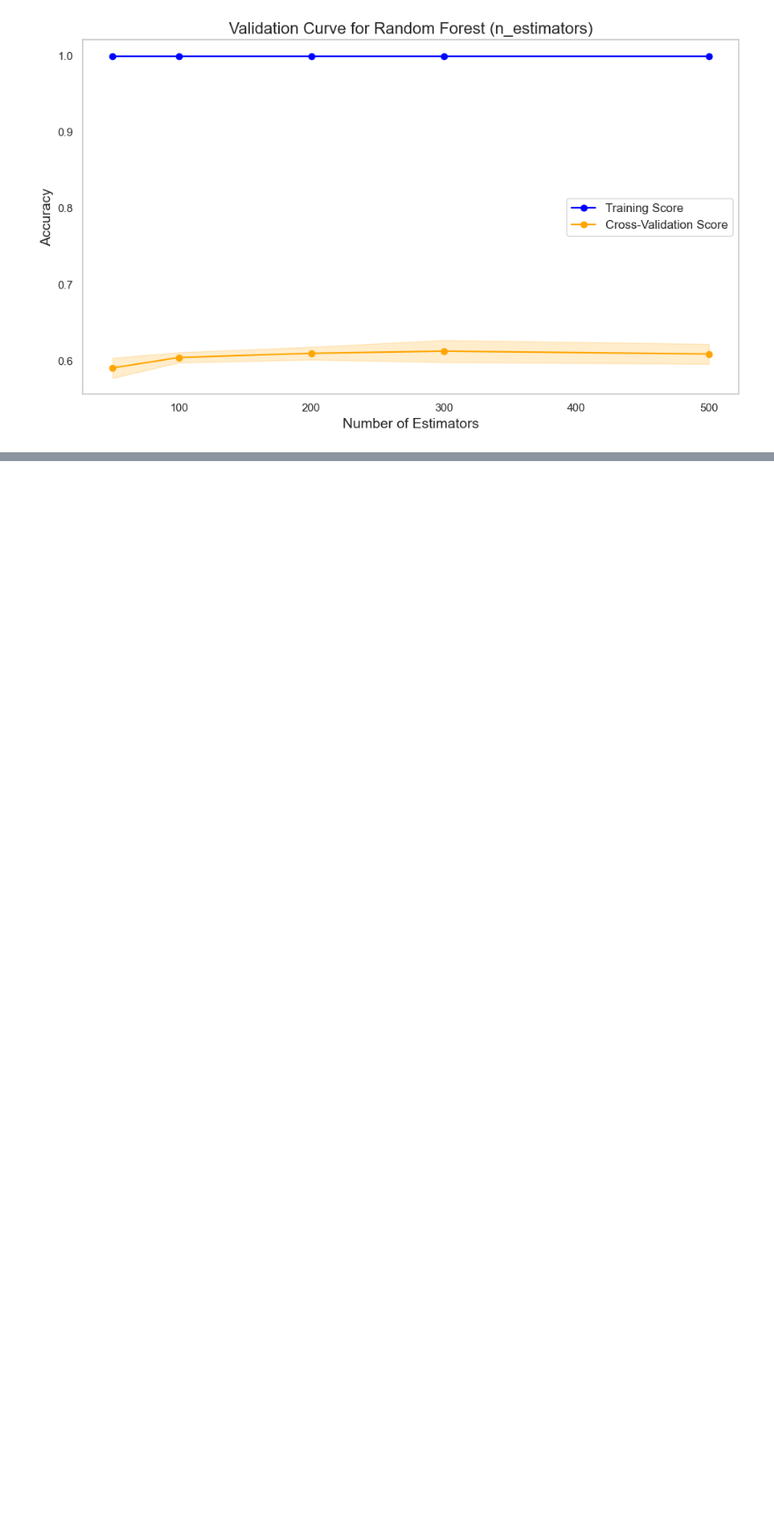
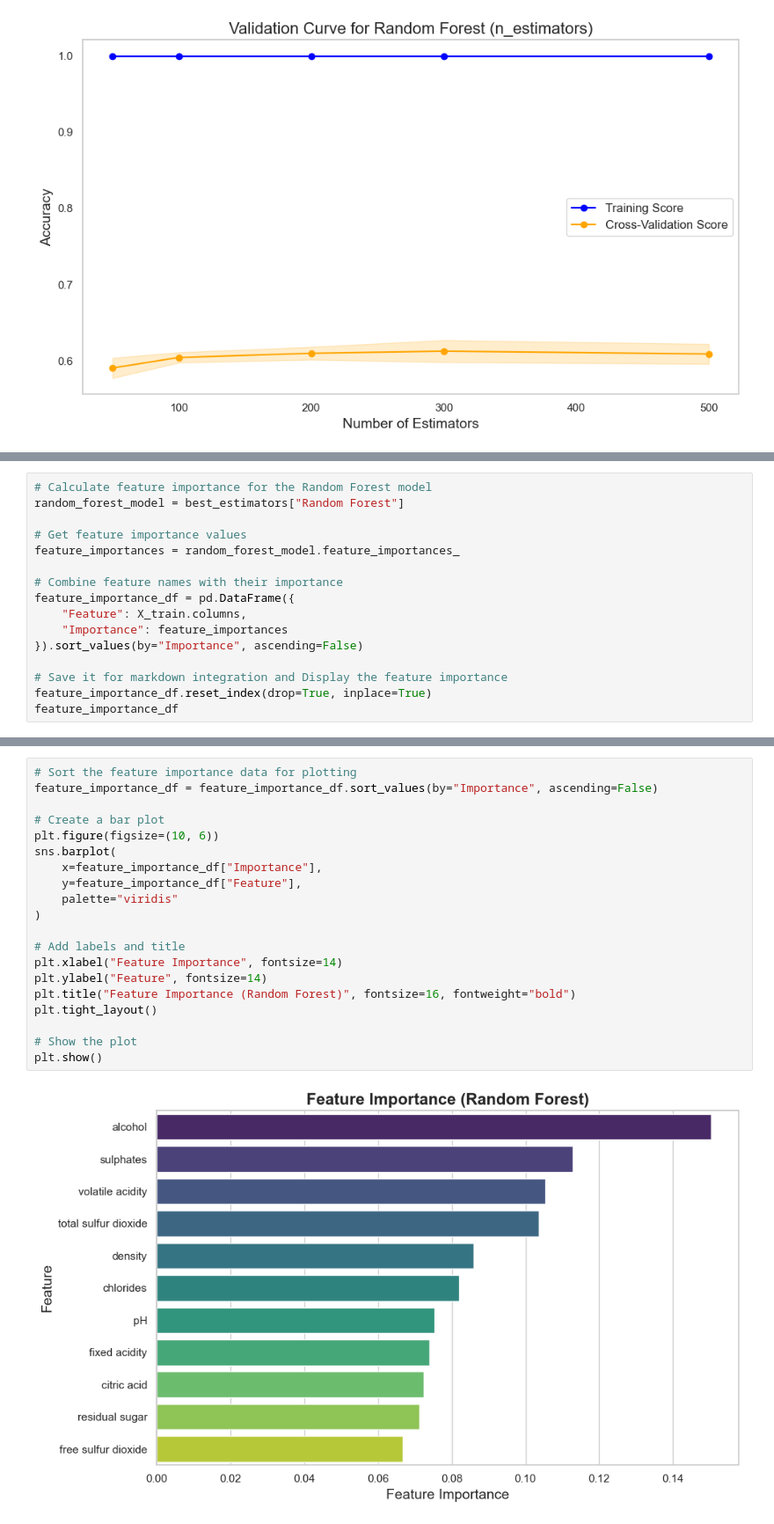
Before and after one commit to Devin-Shrode/Wine-Quality, a Jupyter notebook: PredictingtheQualityofRedWine_final.ipynb, the cells around one changed output, grey strips where cells are left out. Shown at 88% size. Cells and saved outputs as stored; diff of their text form; blank space fills up the shorter version.

```diff
--- a/PredictingtheQualityofRedWine_final.ipynb
+++ b/PredictingtheQualityofRedWine_final.ipynb
@@ -1289,0 +1302,16 @@ While the refined Random Forest model maintained a reasonable overall accuracy o
+# %%
+# Calculate feature importance for the Random Forest model
+random_forest_model = best_estimators["Random Forest"]
+
+# Get feature importance values
+feature_importances = random_forest_model.feature_importances_
+
+# Combine feature names with their importance
+feature_importance_df = pd.DataFrame({
+    "Feature": X_train.columns,
+    "Importance": feature_importances
+}).sort_values(by="Importance", ascending=False)
+
+# Save it for markdown integration and Display the feature importance
+feature_importance_df.reset_index(drop=True, inplace=True)
+feature_importance_df
@@ -1289,0 +1331,22 @@ While the refined Random Forest model maintained a reasonable overall accuracy o
+# %%
+# Sort the feature importance data for plotting
+feature_importance_df = feature_importance_df.sort_values(by="Importance", ascending=False)
+
+# Create a bar plot
+plt.figure(figsize=(10, 6))
+sns.barplot(
+    x=feature_importance_df["Importance"],
+    y=feature_importance_df["Feature"],
+    palette="viridis"
+)
+
+# Add labels and title
+plt.xlabel("Feature Importance", fontsize=14)
+plt.ylabel("Feature", fontsize=14)
+plt.title("Feature Importance (Random Forest)", fontsize=16, fontweight="bold")
+plt.tight_layout()
+
+# Show the plot
+plt.show()
+# %% [output]
+[figure, added]
```
Also changed, not shown: parts of 9 cells of this notebook.
